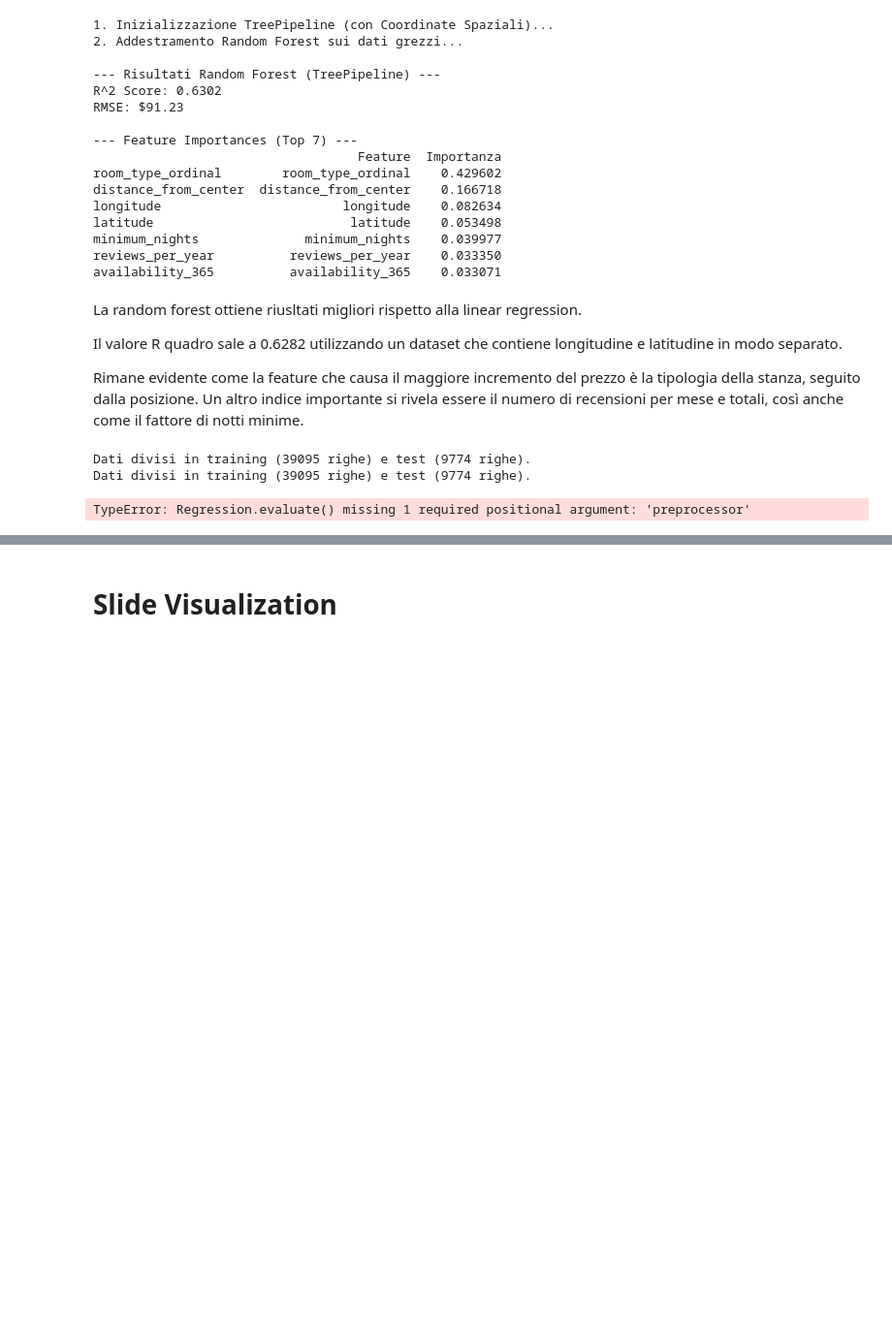
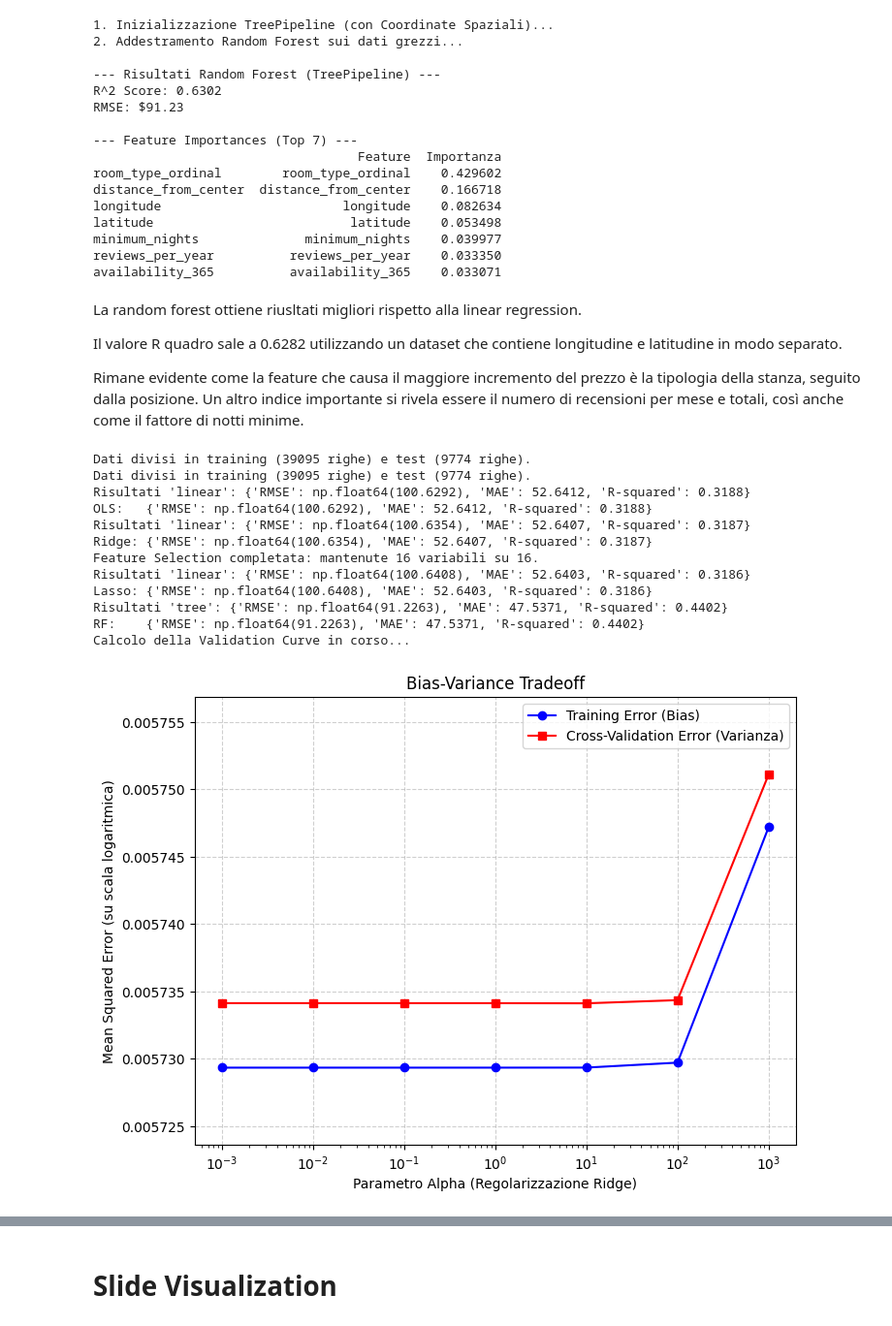
Before and after one commit to Stefano-Chiari/AppliedStatisticsProject, a Jupyter notebook: Notebooks/TestMainRegression.ipynb, the cells around one changed output, grey strips where cells are left out. Shown at 97% size. Drawn from its saved outputs; the diff is of its cells as text; code cells hidden in the pictures; blank space fills up the shorter version.

```diff
--- a/Notebooks/TestMainRegression.ipynb
+++ b/Notebooks/TestMainRegression.ipynb
@@ -225,36 +228,46 @@ df_linear = pipeline_linear.transform()
 pipeline_tree = TreePipeline("../Dataset/AB_NYC_2019.csv")
 df_tree = pipeline_tree.transform()
 
 # --- 2. ISTANZIA LA CLASSE REGRESSION ---
 
 reg_linear = Regression(df_linear, target_column='log_price')
 reg_tree   = Regression(df_tree,   target_column='log_price')
 
 # --- 3. TESTA I MODELLI ---
 
 # OLS (nessuna penalità)
 metrics_ols = reg_linear.evaluate(model_type='linear', penalty=None)
 print("OLS:  ", metrics_ols)
 
 # Ridge
-metrics_ridge = reg_linear.evaluate(model_type='linear', penalty='l2', alpha=1.0)
+metrics_ridge = reg_linear.evaluate(model_type='linear', penalty='l2', alpha=16.76833)
 print("Ridge:", metrics_ridge)
 
 # Lasso con feature selection
-metrics_lasso = reg_linear.evaluate(model_type='linear', penalty='l1', alpha=0.01,
+metrics_lasso = reg_linear.evaluate(model_type='linear', penalty='l1', alpha=0.0001,
                                     use_feature_selection=True)
 print("Lasso:", metrics_lasso)
 
 # Random Forest
 metrics_rf = reg_tree.evaluate(model_type='tree', n_estimators=100, max_depth=20)
 print("RF:   ", metrics_rf)
 
 # --- 4. BIAS-VARIANCE TRADEOFF ---
 reg_linear.analyze_bias_variance()
 # %% [output]
 Dati divisi in training (39095 righe) e test (9774 righe).
 Dati divisi in training (39095 righe) e test (9774 righe).
+Risultati 'linear': {'RMSE': np.float64(100.6292), 'MAE': 52.6412, 'R-squared': 0.3188}
+OLS:   {'RMSE': np.float64(100.6292), 'MAE': 52.6412, 'R-squared': 0.3188}
+Risultati 'linear': {'RMSE': np.float64(100.6354), 'MAE': 52.6407, 'R-squared': 0.3187}
+Ridge: {'RMSE': np.float64(100.6354), 'MAE': 52.6407, 'R-squared': 0.3187}
+Feature Selection completata: mantenute 16 variabili su 16.
+Risultati 'linear': {'RMSE': np.float64(100.6408), 'MAE': 52.6403, 'R-squared': 0.3186}
+Lasso: {'RMSE': np.float64(100.6408), 'MAE': 52.6403, 'R-squared': 0.3186}
+Risultati 'tree': {'RMSE': np.float64(91.2263), 'MAE': 47.5371, 'R-squared': 0.4402}
+RF:    {'RMSE': np.float64(91.2263), 'MAE': 47.5371, 'R-squared': 0.4402}
+Calcolo della Validation Curve in corso...
-TypeError: Regression.evaluate() missing 1 required positional argument: 'preprocessor'
+[figure, added]
 # %%
 # OLS
 metrics_ols = reg_linear.evaluate(model_type='linear', penalty=None)
```
Also changed, not shown: parts of 27 cells of this notebook, 15 other files.
